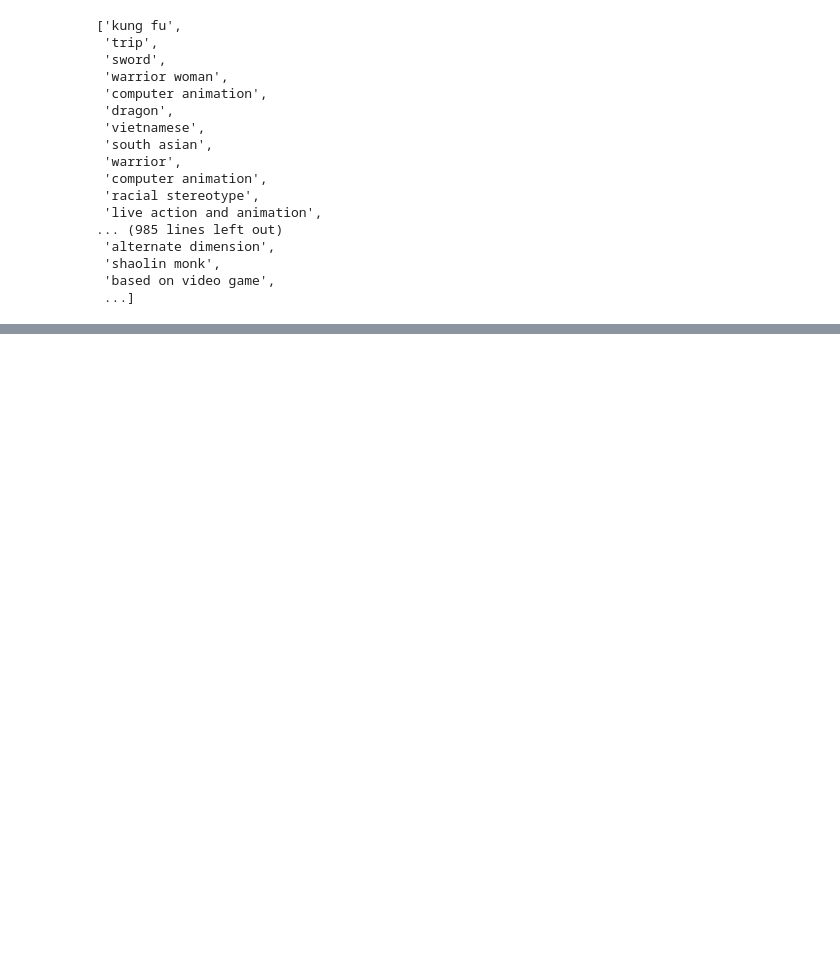
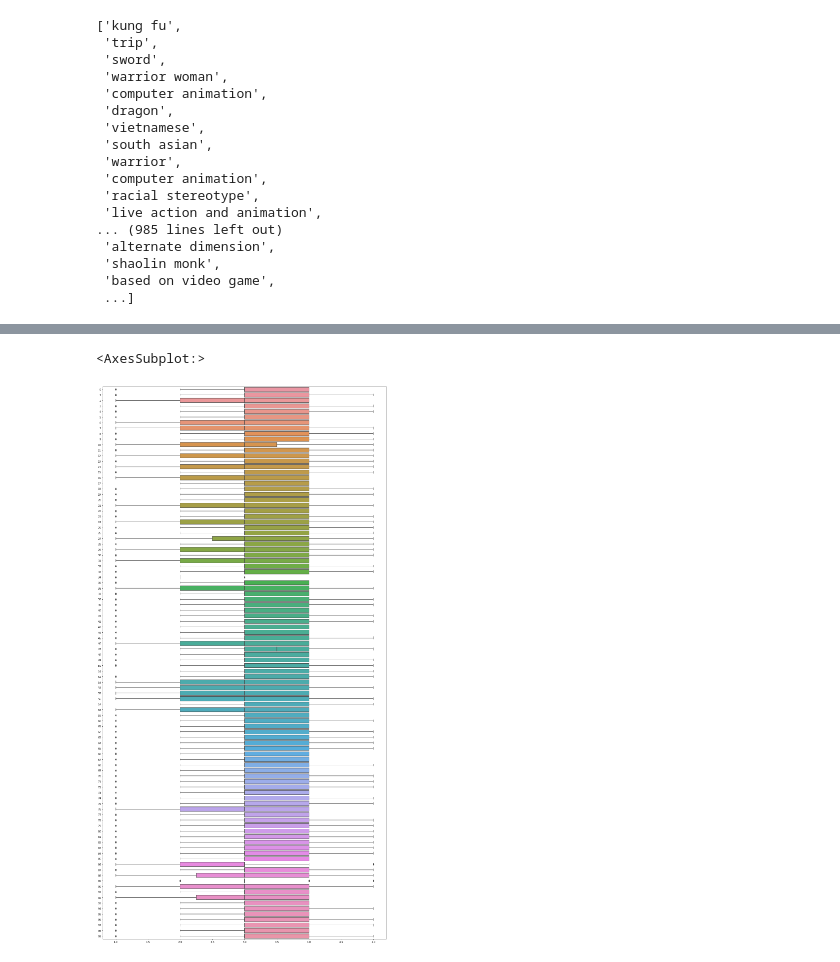
Before and after one commit to Moonhowls/CZ1115_Predicting_Age_Ratings, a Jupyter notebook: New Analysis by Word2Vec.ipynb, the cells around one changed output, grey strips where cells are left out. Saved outputs shown, nothing was run; the diff lists cells and outputs as text; code cells hidden in the pictures; blank space fills up the shorter version.

```diff
--- a/New Analysis by Word2Vec.ipynb
+++ b/New Analysis by Word2Vec.ipynb
@@ -155,0 +371,6 @@ display_closestwords_tsnescatterplot(model, "friends", 100)
+# %%
+df= df_clean_data
+df_clean_data_clean = df[ df['age_rating'].isin( ['R','PG','NC-17','G','PG-13'] )]
+# %%
+df_clean_data_clean.reset_index(inplace=True)
+df_clean_data_clean
@@ -155,0 +391,22 @@ display_closestwords_tsnescatterplot(model, "friends", 100)
+# %%
+hash_table = {
+    'R':4,
+    'PG':2,
+    'NC-17':5,
+    'G':1,
+    'PG-13':3
+}
+# %%
+keyword_age = {'keyword':[],'age_rating':[]}
+
+for i in range(4152):
+    #print(df_hash_to_num['genres'][5])
+    for keyword_id in df_clean_data_clean['keywords'][i]:
+        j = 0
+        for g in groups:
+
+            if keyword_id in g:
+                keyword_age['age_rating'].append(hash_table[df_clean_data_clean['age_rating'][i]])
+                keyword_age['keyword'].append(j)
+            j+=1
+keyword_age
@@ -155,0 +431,6 @@ display_closestwords_tsnescatterplot(model, "friends", 100)
+# %%
+f = plt.figure(figsize=(20,40))
+sb.boxplot( data= keyword_age, x='age_rating', y= 'keyword', orient='h')
+# %% [output]
+<AxesSubplot:>
+[figure, added]
```
Also changed, not shown: parts of 25 cells of this notebook.
